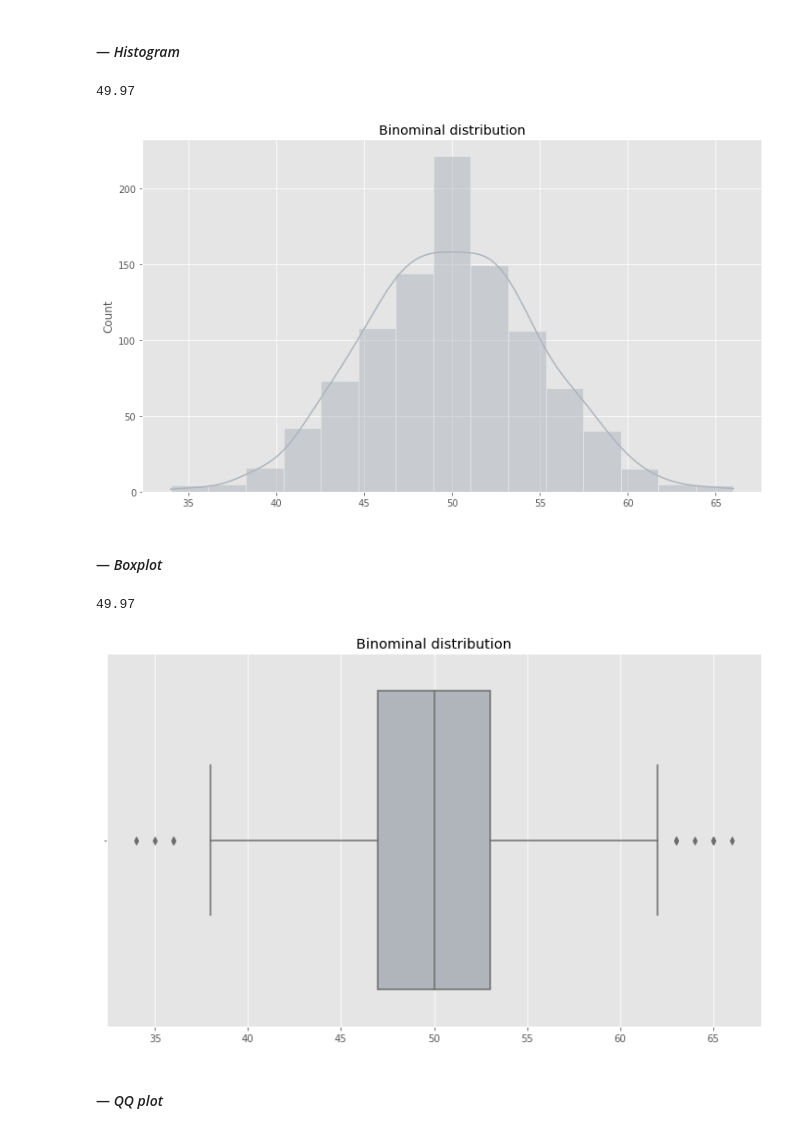
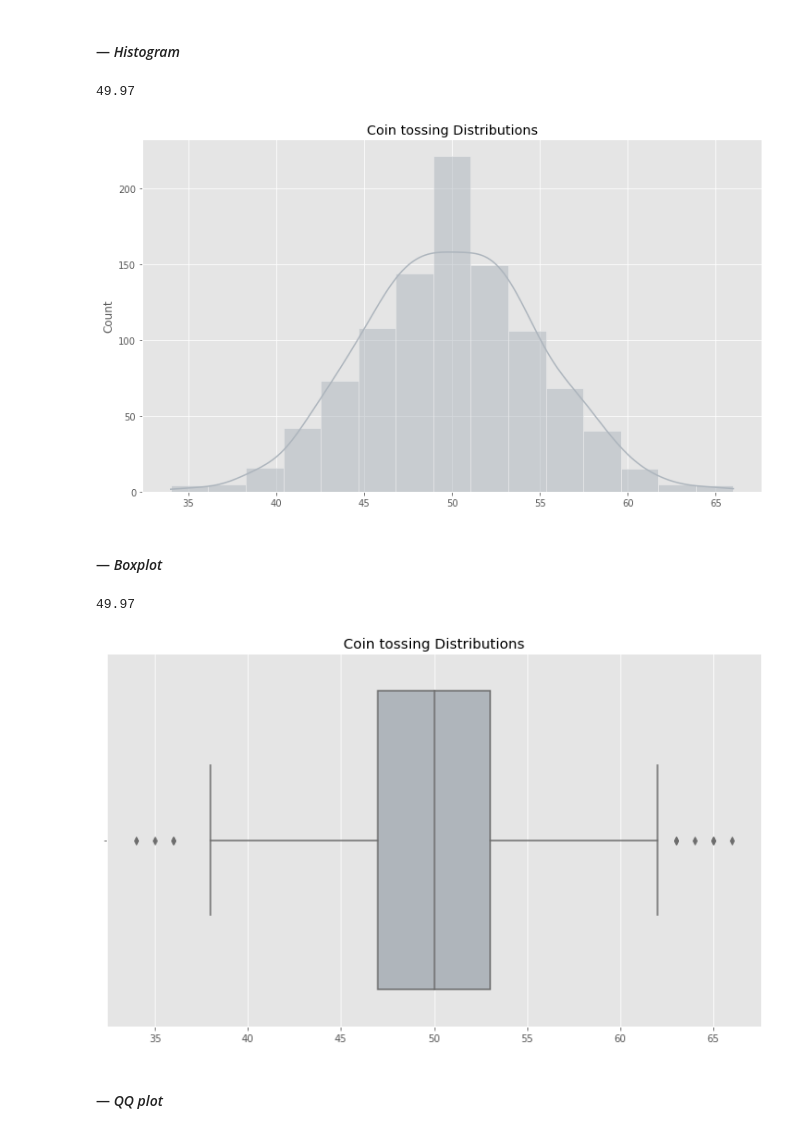
Before and after one commit to mizydorek/Fundamentals-of-Data-Analysis-Tasks-2020, a Jupyter notebook: tasks.ipynb, the cells around one changed output. Drawn from its saved outputs; the diff is of its cells as text; code cells hidden in the pictures.

```diff
--- a/tasks.ipynb
+++ b/tasks.ipynb
@@ -235,22 +235,22 @@ array([44, 48, 57, 42, 50, 53, 51, 46, 47, 52, 44, 51, 56, 47, 52, 52, 44,
 #### — *Histogram*
 # %%
 # seaborn distplot function that visually shows the distribution of the variables and the frequency of occurrence per value in the dataset.
-sns.histplot(samples, stat="count", bins=15, kde=True, color='#ADB5BD').set_title("Binominal distribution");
+sns.histplot(samples, stat="count", bins=15, kde=True, color='#ADB5BD').set_title("Coin tossing Distributions");
 # based on 1000 trials we can observed that distribution reminds bell curve with the mean value around 50
 samples.mean()
 # %% [output]
 49.97
-[figure, old version]
+[figure, new version]
 # %% [markdown]
 #### — *Boxplot*
 # %%
 # plotting the boxplot give better overview to visualize distributions of multiple variables at the same time (minimum, first quartile, median, third quartile and maximum.)
-sns.boxplot(samples, orient="h", color='#ADB5BD').set_title("Binominal distribution");
+sns.boxplot(samples, orient="h", color='#ADB5BD').set_title("Coin tossing Distributions");
 # the probability of success
 samples.sum() / size
 # %% [output]
 49.97
-[figure, old version]
+[figure, new version]
 # %% [markdown]
 #### — *QQ plot*
 # %%
```
Also changed, not shown: parts of 5 cells of this notebook.
